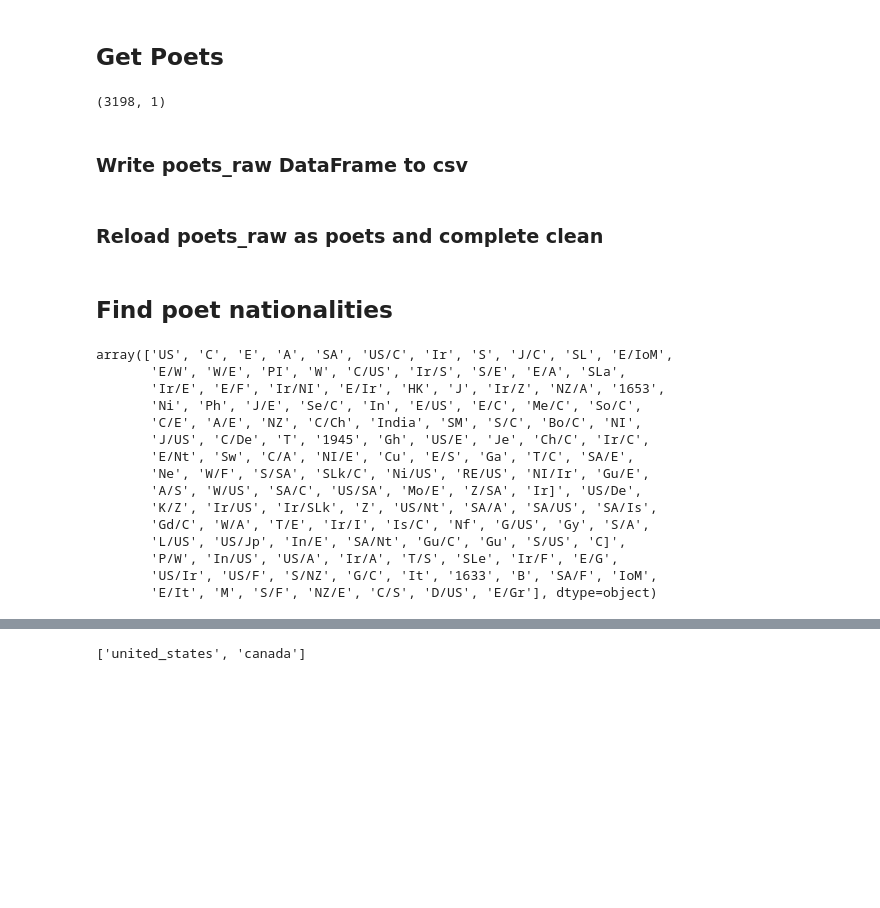
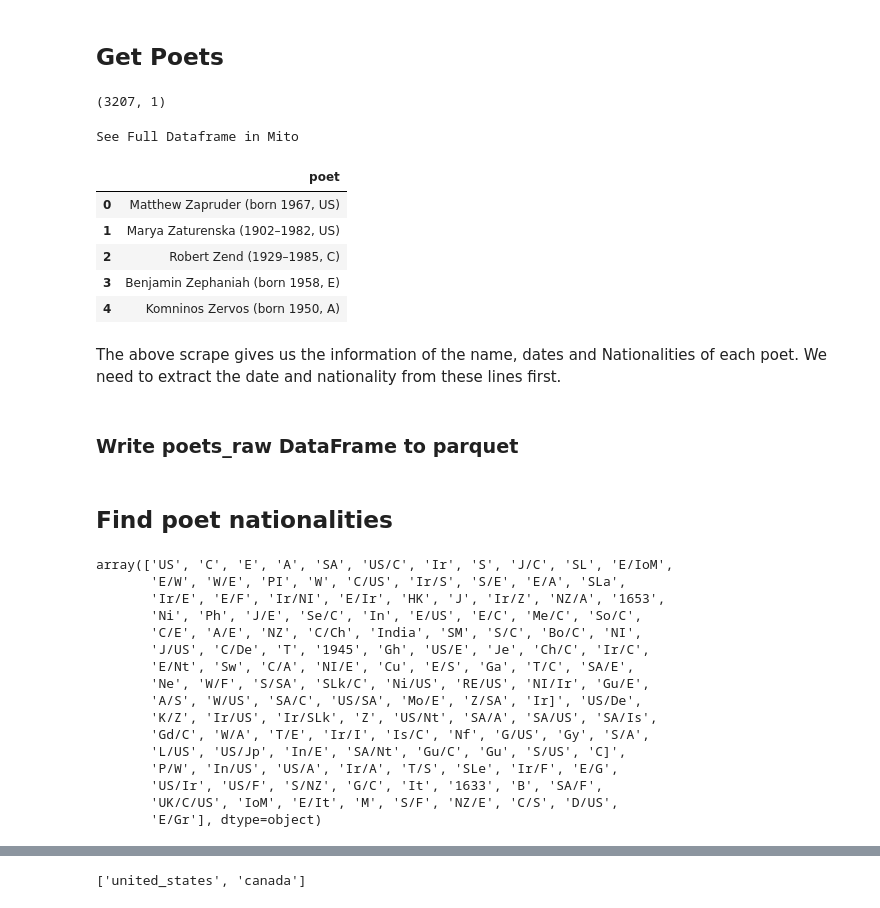
Before and after one commit to patrick-pagni/data-is-poetry-public, a Jupyter notebook: technical-report/data-collection.ipynb, the cells around one changed output, grey strips where cells are left out. Drawn from its saved outputs; the diff is of its cells as text; code cells hidden in the pictures; blank space fills up the shorter version.

Commit message:
data collection and data cleaning code commented up - EDA to be completed still. Saved plots to .png

```diff
--- a/technical-report/data-collection.ipynb
+++ b/technical-report/data-collection.ipynb
@@ -64,7 +119,21 @@ for group in soup.find_all('div', class_= 'div-col'):
         poets_raw = pd.concat([temp_df,poets_raw], axis=0)
-# %%
-poets_raw.shape
-# %% [output]
-(3198, 1)
+# %%
+# Check shape of poets_raw dataframe
+poets_raw.shape
+# %% [output]
+(3207, 1)
+# %%
+# Display top 5 rows from poets_raw dataframe
+poets_raw.head(5)
+# %% [output]
+See Full Dataframe in Mito
+|  | poet |
+| 0 | Matthew Zapruder (born 1967, US) |
+| 1 | Marya Zaturenska (1902–1982, US) |
+| 2 | Robert Zend (1929–1985, C) |
+| 3 | Benjamin Zephaniah (born 1958, E) |
+| 4 | Komninos Zervos (born 1950, A) |
+# %% [markdown]
+The above scrape gives us the information of the name, dates and Nationalities of each poet. We need to extract the date and nationality from these lines first.
 # %% [markdown]
-### Write poets_raw DataFrame to csv
+### Write poets_raw DataFrame to parquet
@@ -73,2 +139,0 @@ poets_raw.to_csv('poets-raw.csv',mode='w',header=True, index=False)
-# %% [markdown]
-### Reload poets_raw as poets and complete clean
@@ -82,8 +149,11 @@ nationalities = {'A':'australia', 'B': 'barbados', 'Bo': 'bosnia', 'C': 'canada'
 , 'Ne':'nepal','Nf':'newfoundland','Ni':'nigeria','NI':'northern_ireland','Nt':'netherlands','NZ':'new_zealand','P':'pakistan','Pa':'palestine','Ph':'phillipines','PI':'pitcairn_islands','RE':'russian_empire','S':'scotland','SA':'south_africa'
 ,'Se':'serbia','SL':'saint_lucia','SLe':'sierra_leone','SLk':'sri_lanka','So':'somalia','Sw':'sweden','T':'trinidad_and_tobago','US':'united_states','W':'wales','Z':'zimbabwe'}
 # %%
-poets['nation_key'] = poets.poet.apply(lambda x: x.replace('(','').replace(')','').replace(',','').split()[-1])
-poets.nation_key.unique()
+# Create new column with poets nation key
+poets_raw['nation_key'] = poets_raw.poet.apply(lambda x: x.replace('(','').replace(')','').replace(',','').split()[-1])
+
+# Display unique nation keys
+poets_raw.nation_key.unique()
 # %% [output]
 array(['US', 'C', 'E', 'A', 'SA', 'US/C', 'Ir', 'S', 'J/C', 'SL', 'E/IoM',
        'E/W', 'W/E', 'PI', 'W', 'C/US', 'Ir/S', 'S/E', 'E/A', 'SLa',
@@ -98,6 +168,7 @@ array(['US', 'C', 'E', 'A', 'SA', 'US/C', 'Ir', 'S', 'J/C', 'SL', 'E/IoM',
        'Gd/C', 'W/A', 'T/E', 'Ir/I', 'Is/C', 'Nf', 'G/US', 'Gy', 'S/A',
        'L/US', 'US/Jp', 'In/E', 'SA/Nt', 'Gu/C', 'Gu', 'S/US', 'C]',
        'P/W', 'In/US', 'US/A', 'Ir/A', 'T/S', 'SLe', 'Ir/F', 'E/G',
-       'US/Ir', 'US/F', 'S/NZ', 'G/C', 'It', '1633', 'B', 'SA/F', 'IoM',
-       'E/It', 'M', 'S/F', 'NZ/E', 'C/S', 'D/US', 'E/Gr'], dtype=object)
+       'US/Ir', 'US/F', 'S/NZ', 'G/C', 'It', '1633', 'B', 'SA/F',
+       'UK/C/US', 'IoM', 'E/It', 'M', 'S/F', 'NZ/E', 'C/S', 'D/US',
+       'E/Gr'], dtype=object)
 # %%
```
Also changed, not shown: parts of 207 cells of this notebook, 15 other files.
